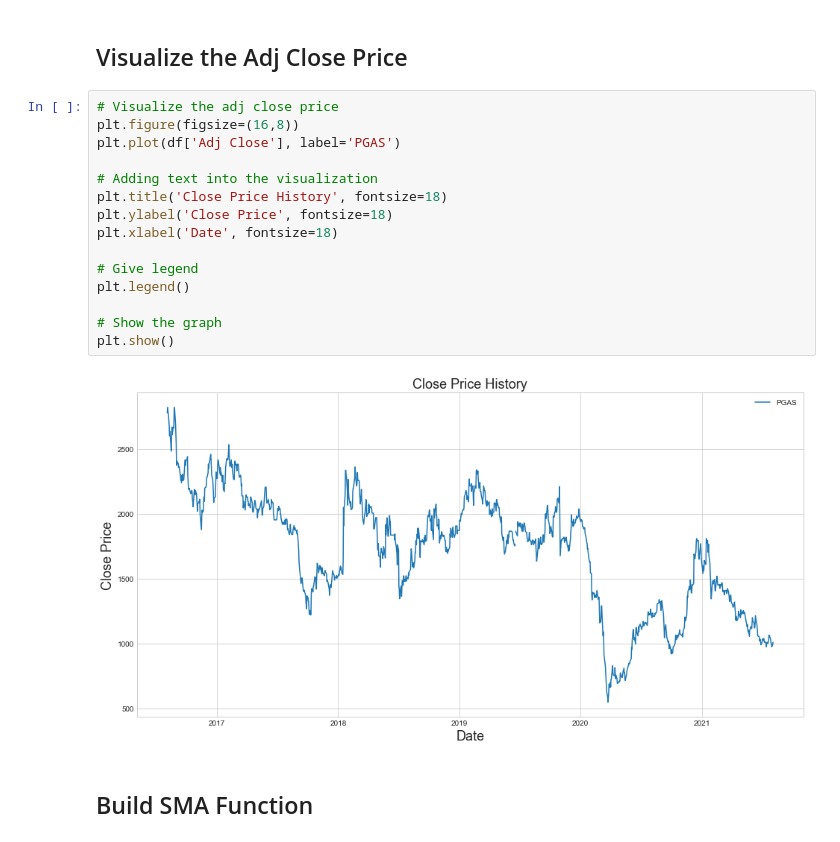
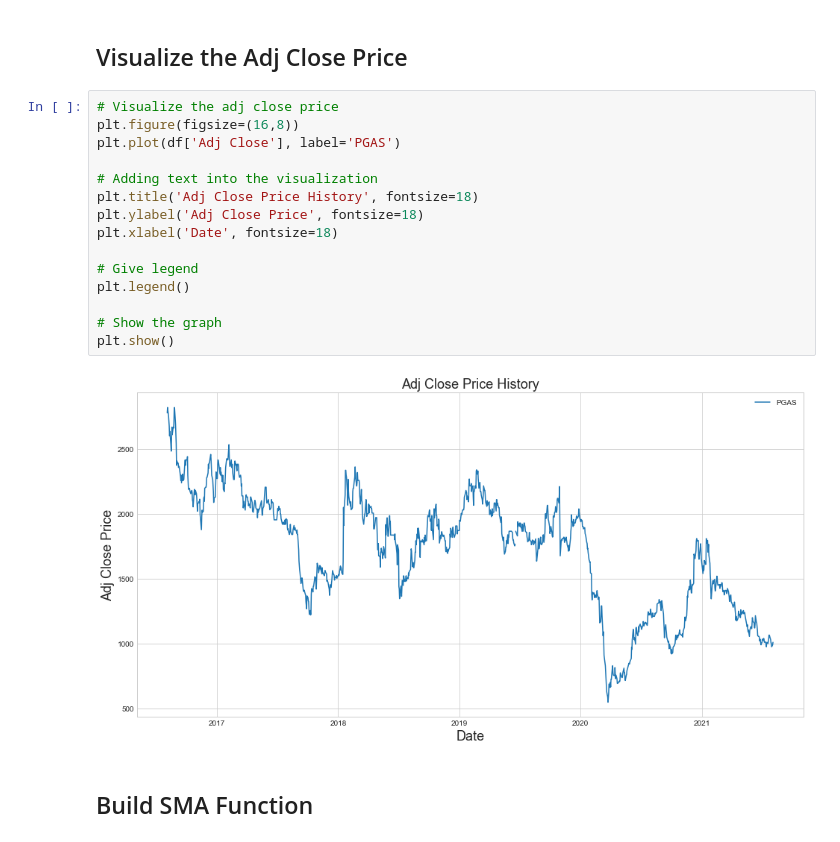
Before and after one commit to theDreamer911/180-days-of-data-science, a Jupyter notebook: day67/Simple_Moving_Average_Stock.ipynb, the cells around one changed output. Saved outputs shown, nothing was run; the diff lists cells and outputs as text.

```diff
--- a/day67/Simple_Moving_Average_Stock.ipynb
+++ b/day67/Simple_Moving_Average_Stock.ipynb
@@ -60,20 +60,20 @@ memory usage: 69.0 KB
 # %%
 # Visualize the adj close price
 plt.figure(figsize=(16,8))
 plt.plot(df['Adj Close'], label='PGAS')
 
 # Adding text into the visualization
-plt.title('Close Price History', fontsize=18)
-plt.ylabel('Close Price', fontsize=18)
+plt.title('Adj Close Price History', fontsize=18)
+plt.ylabel('Adj Close Price', fontsize=18)
 plt.xlabel('Date', fontsize=18)
 
 # Give legend
 plt.legend()
 
 # Show the graph
 plt.show()
 # %% [output]
-[figure, old version]
+[figure, new version]
 # %% [markdown]
 ## Build SMA Function
 # %%
```
